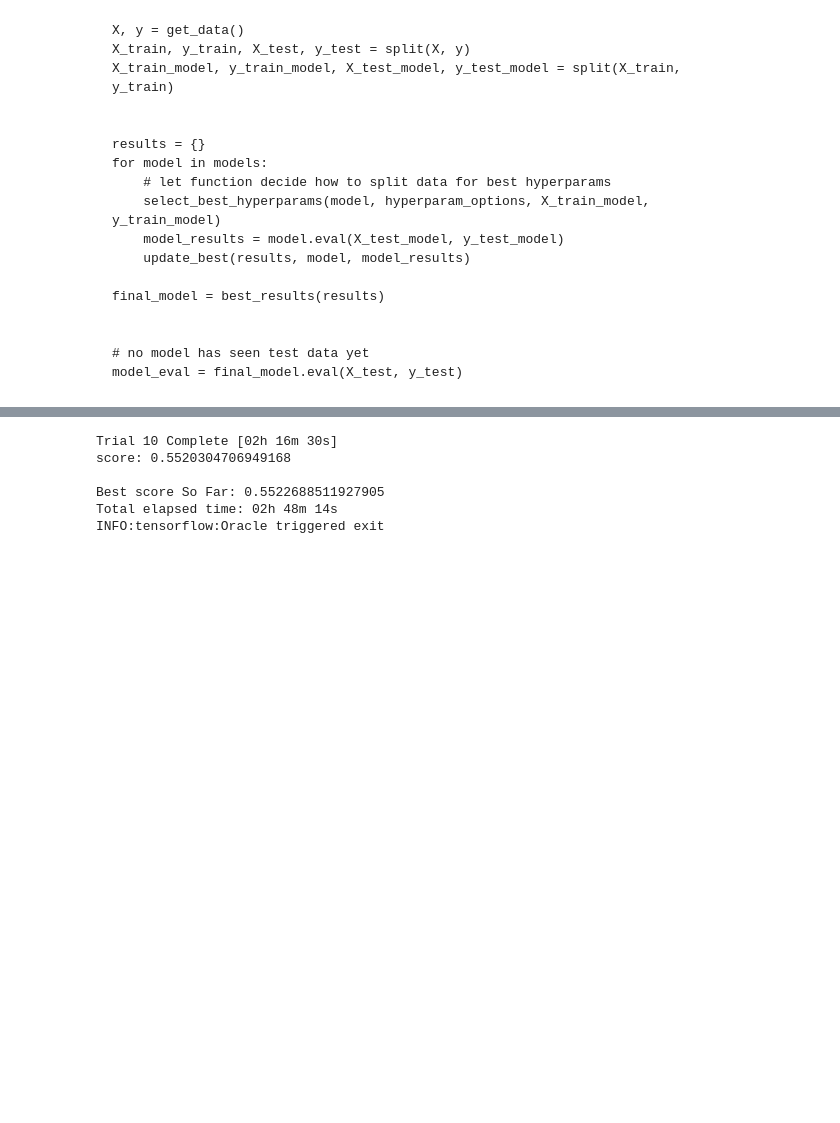
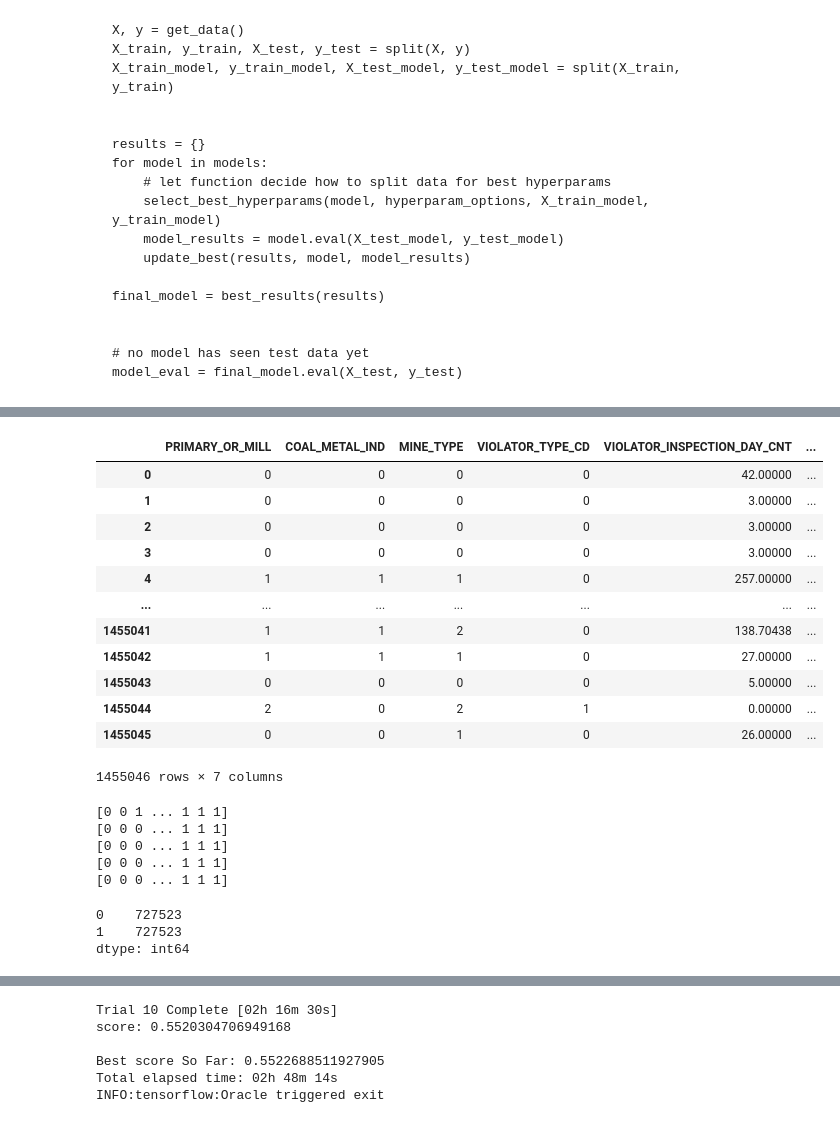
Before and after one commit to jacobdwatters/NIOSH-Project, a Jupyter notebook: SIG_SUB_Classifier.ipynb, the cells around one changed output, grey strips where cells are left out. Drawn from its saved outputs; the diff is of its cells as text; code cells hidden in the pictures; blank space fills up the shorter version.

```diff
--- a/SIG_SUB_Classifier.ipynb
+++ b/SIG_SUB_Classifier.ipynb
@@ -193,0 +210,41 @@ y_train shape: (357284,)
+# %%
+def fact_df(df, cols=None):
+    if cols == None:
+        cols = ['PRIMARY_OR_MILL', 'COAL_METAL_IND', 'MINE_TYPE', 'VIOLATOR_TYPE_CD']
+    cp = deepcopy(df)
+    for col in cols:
+        cp[col] = cp[col].factorize()[0]
+    return cp
+
+fact_df(X_train_res, ['PRIMARY_OR_MILL', 'COAL_METAL_IND', 'MINE_TYPE', 'VIOLATOR_TYPE_CD'])
+#X_train_res.MINE_TYPE.factorize()[0]
+# %% [output]
+|  | PRIMARY_OR_MILL | COAL_METAL_IND | MINE_TYPE | VIOLATOR_TYPE_CD | VIOLATOR_INSPECTION_DAY_CNT | ... |
+| 0 | 0 | 0 | 0 | 0 | 42.00000 | ... |
+| 1 | 0 | 0 | 0 | 0 | 3.00000 | ... |
+| 2 | 0 | 0 | 0 | 0 | 3.00000 | ... |
+| 3 | 0 | 0 | 0 | 0 | 3.00000 | ... |
+| 4 | 1 | 1 | 1 | 0 | 257.00000 | ... |
+| ... | ... | ... | ... | ... | ... | ... |
+| 1455041 | 1 | 1 | 2 | 0 | 138.70438 | ... |
+| 1455042 | 1 | 1 | 1 | 0 | 27.00000 | ... |
+| 1455043 | 0 | 0 | 0 | 0 | 5.00000 | ... |
+| 1455044 | 2 | 0 | 2 | 1 | 0.00000 | ... |
+| 1455045 | 0 | 0 | 1 | 0 | 26.00000 | ... |
+1455046 rows × 7 columns
+# %%
+kf = KFold(n_splits=5)
+for train_index, test_index in kf.split(X_train_res):
+    print(y_train_res[train_index])
+# %% [output]
+[0 0 1 ... 1 1 1]
+[0 0 0 ... 1 1 1]
+[0 0 0 ... 1 1 1]
+[0 0 0 ... 1 1 1]
+[0 0 0 ... 1 1 1]
+# %%
+pd.value_counts(y_train_res)
+# %% [output]
+0    727523
+1    727523
+dtype: int64
```
Also changed, not shown: parts of 19 cells of this notebook, 2 other files.
